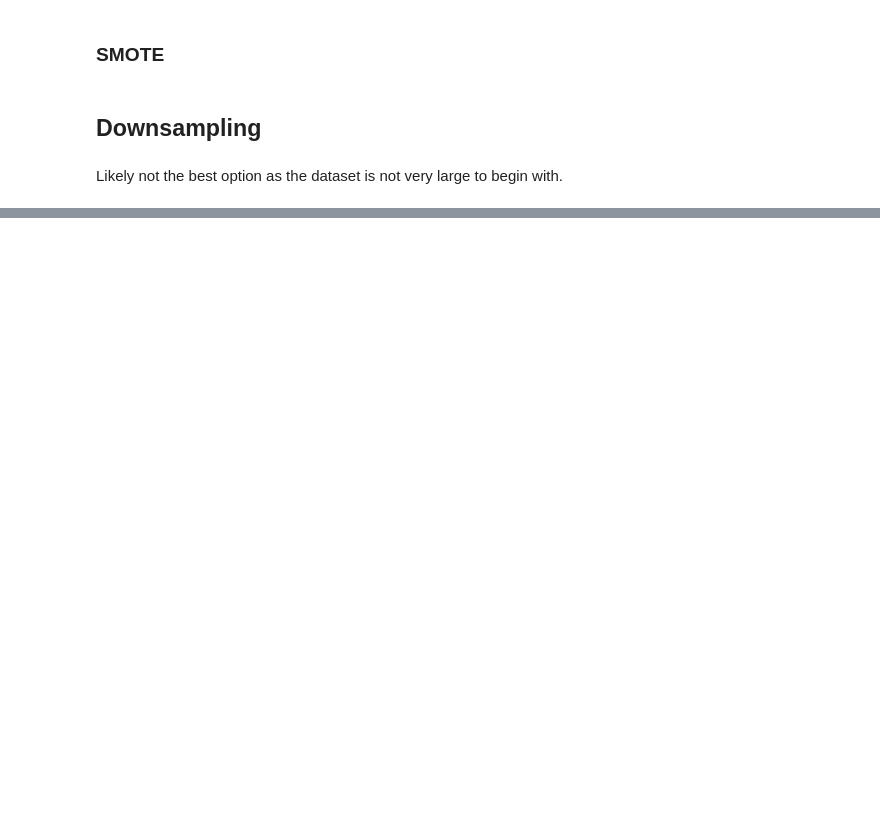
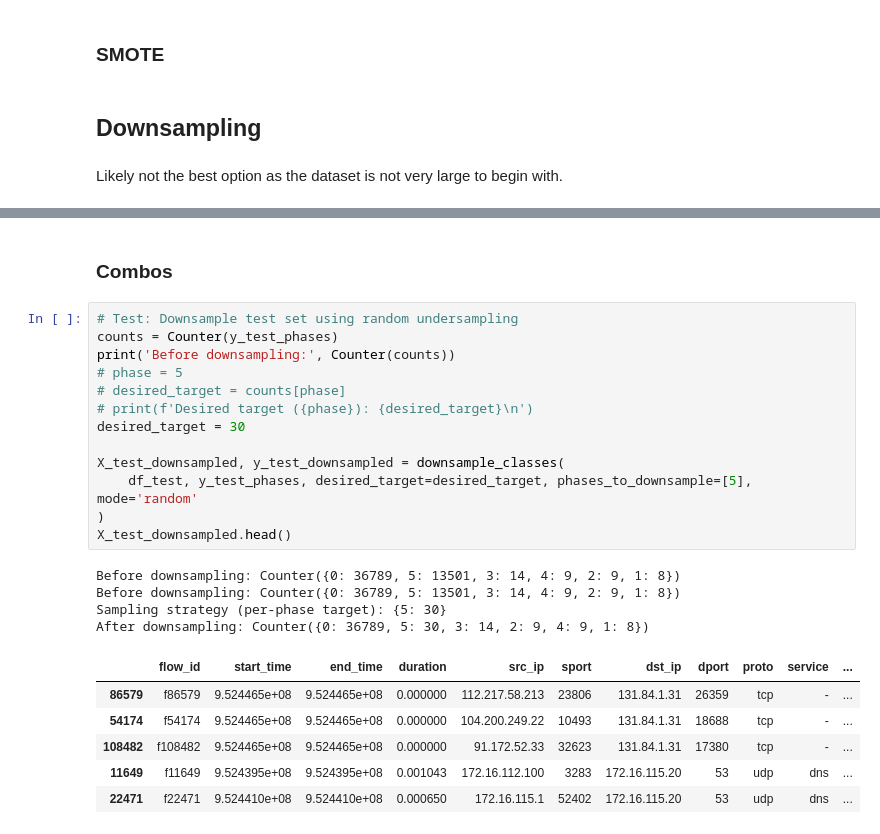
Before and after one commit to sofiaburkow/DeepChronos, a Jupyter notebook: experiments/preprocessing/balance_datasets.ipynb, the cells around one changed output, grey strips where cells are left out. Cells and saved outputs as stored; diff of their text form; blank space fills up the shorter version.

```diff
--- a/experiments/preprocessing/balance_datasets.ipynb
+++ b/experiments/preprocessing/balance_datasets.ipynb
@@ -266,0 +293,26 @@ Likely not the best option as the dataset is not very large to begin with.
+# %% [markdown]
+### Combos
+# %%
+# Test: Downsample test set using random undersampling
+counts = Counter(y_test_phases)
+print('Before downsampling:', Counter(counts))
+# phase = 5
+# desired_target = counts[phase]
+# print(f'Desired target ({phase}): {desired_target}\n')
+desired_target = 30
+
+X_test_downsampled, y_test_downsampled = downsample_classes(
+    df_test, y_test_phases, desired_target=desired_target, phases_to_downsample=[5], mode='random'
+)
+X_test_downsampled.head()
+# %% [output]
+Before downsampling: Counter({0: 36789, 5: 13501, 3: 14, 4: 9, 2: 9, 1: 8})
+Before downsampling: Counter({0: 36789, 5: 13501, 3: 14, 4: 9, 2: 9, 1: 8})
+Sampling strategy (per-phase target): {5: 30}
+After downsampling: Counter({0: 36789, 5: 30, 3: 14, 2: 9, 4: 9, 1: 8})
+|  | flow_id | start_time | end_time | duration | src_ip | sport | dst_ip | dport | proto | service | ... |
+| 86579 | f86579 | 9.524465e+08 | 9.524465e+08 | 0.000000 | 112.217.58.213 | 23806 | 131.84.1.31 | 26359 | tcp | - | ... |
+| 54174 | f54174 | 9.524465e+08 | 9.524465e+08 | 0.000000 | 104.200.249.22 | 10493 | 131.84.1.31 | 18688 | tcp | - | ... |
+| 108482 | f108482 | 9.524465e+08 | 9.524465e+08 | 0.000000 | 91.172.52.33 | 32623 | 131.84.1.31 | 17380 | tcp | - | ... |
+| 11649 | f11649 | 9.524395e+08 | 9.524395e+08 | 0.001043 | 172.16.112.100 | 3283 | 172.16.115.20 | 53 | udp | dns | ... |
+| 22471 | f22471 | 9.524410e+08 | 9.524410e+08 | 0.000650 | 172.16.115.1 | 52402 | 172.16.115.20 | 53 | udp | dns | ... |
```
Also changed, not shown: parts of 18 cells of this notebook.
